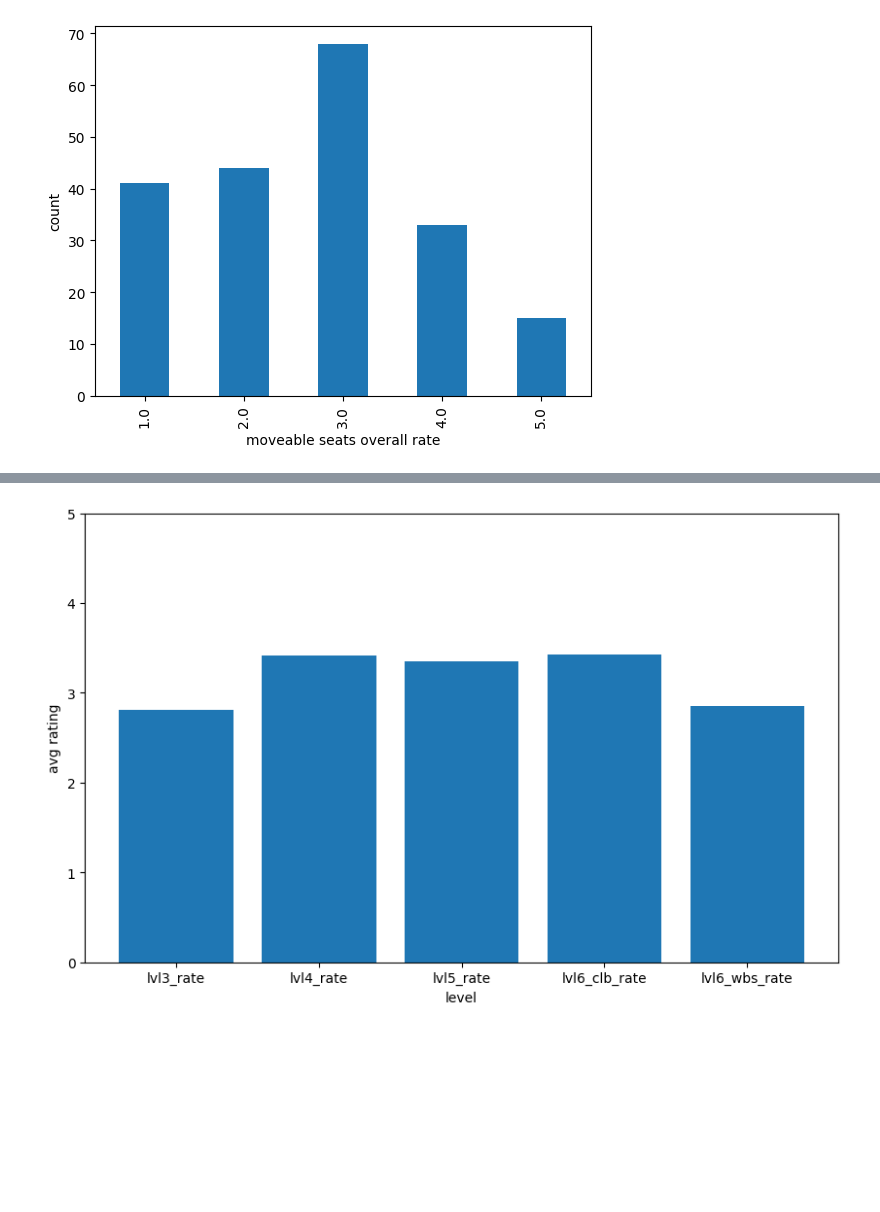
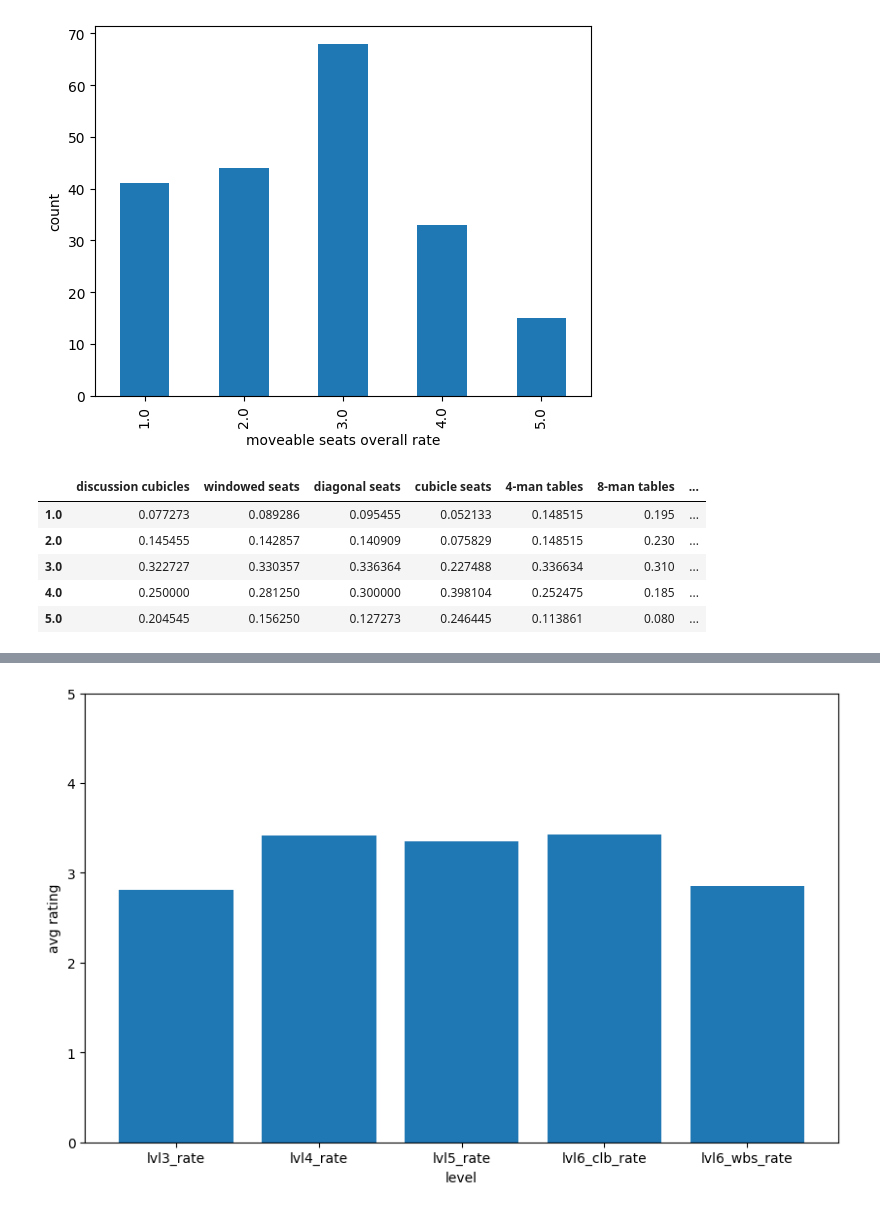
Before and after one commit to chriskbs/DSA3101, a Jupyter notebook: notebooks/survey_preprocessing.ipynb, the cells around one changed output, grey strips where cells are left out. Drawn from its saved outputs; the diff is of its cells as text; code cells hidden in the pictures; blank space fills up the shorter version.

```diff
--- a/notebooks/survey_preprocessing.ipynb
+++ b/notebooks/survey_preprocessing.ipynb
@@ -105,14 +106,22 @@ plt.show()
 # %%
 dfdiscussion = pd.DataFrame({'discussion cubicles' : discussion_counts/discussion_counts.sum()})
 dfwindowed = pd.DataFrame({'windowed seats' : windowed_counts/windowed_counts.sum()})
 dfdiagonal = pd.DataFrame({'diagonal seats' : diagonal_counts/diagonal_counts.sum()})
 dfcubicle = pd.DataFrame({'cubicle seats' : cubicle_counts/cubicle_counts.sum()})
 dffour_man = pd.DataFrame({'4-man tables' : four_man_counts/four_man_counts.sum()})
 dfeight_man = pd.DataFrame({'8-man tables' : eight_man_counts/eight_man_counts.sum()})
 dfsoft = pd.DataFrame({'soft seats' : soft_counts/soft_counts.sum()})
 dfsofa = pd.DataFrame({'sofa' : sofa_counts/sofa_counts.sum()})
 dfmoveable = pd.DataFrame({'moveable seats' : moveable_counts/moveable_counts.sum()})
 dist_furniture_before = pd.concat([dfdiscussion, dfwindowed, dfdiagonal, dfcubicle, dffour_man, dfeight_man, dfsoft, dfsofa, dfmoveable],axis=1)
 dist_furniture_before.to_csv('survey_data/dist_furniture.csv', index=True)
+dist_furniture_before
+# %% [output]
+|  | discussion cubicles | windowed seats | diagonal seats | cubicle seats | 4-man tables | 8-man tables | ... |
+| 1.0 | 0.077273 | 0.089286 | 0.095455 | 0.052133 | 0.148515 | 0.195 | ... |
+| 2.0 | 0.145455 | 0.142857 | 0.140909 | 0.075829 | 0.148515 | 0.230 | ... |
+| 3.0 | 0.322727 | 0.330357 | 0.336364 | 0.227488 | 0.336634 | 0.310 | ... |
+| 4.0 | 0.250000 | 0.281250 | 0.300000 | 0.398104 | 0.252475 | 0.185 | ... |
+| 5.0 | 0.204545 | 0.156250 | 0.127273 | 0.246445 | 0.113861 | 0.080 | ... |
 # %% [markdown]
 The bar graphs above show the distribution of overall rate of each furnitures (how many people rate each rating for each furniture). This data can be used to visualise the overall preference of each type of furnitures, allowing the library staff to make better decision if there is a need to adjust the furnitures in the library.
```
Also changed, not shown: parts of 21 cells of this notebook, 2 other files.
